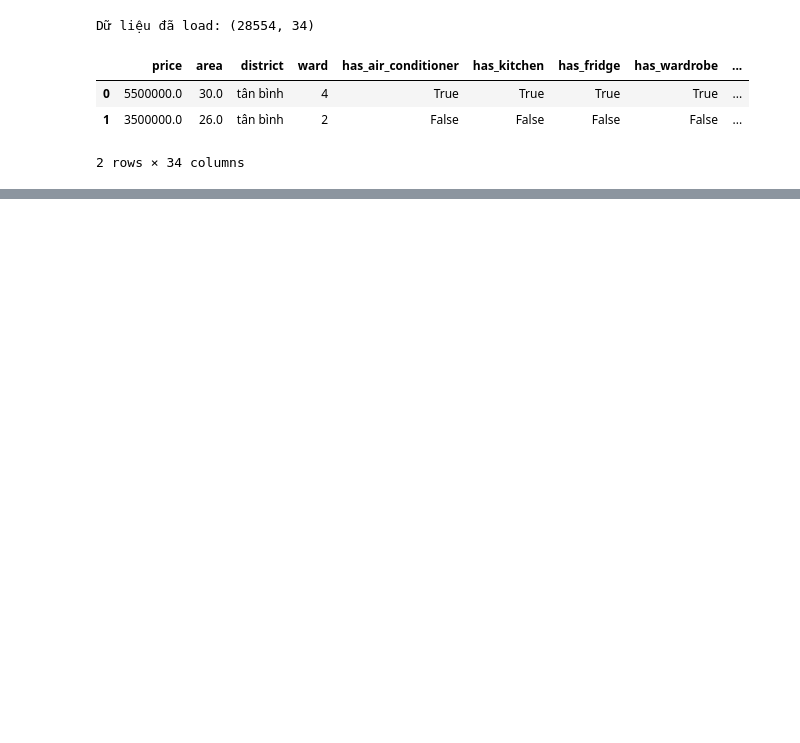
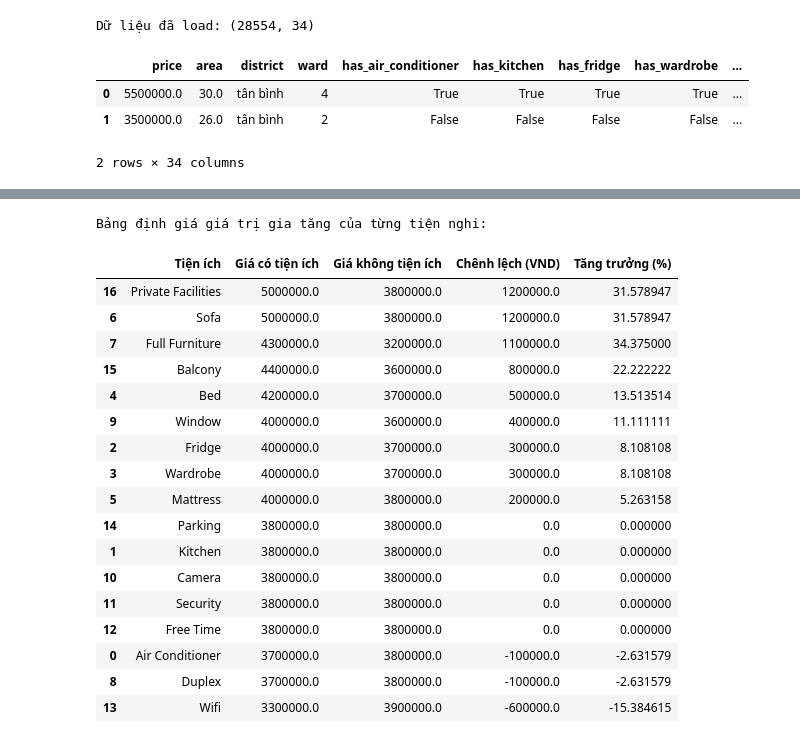
Before and after one commit to pntnhanc9/IntroToDataScience, a Jupyter notebook: notebooks/eda/question05.ipynb, the cells around one changed output, grey strips where cells are left out. Drawn from its saved outputs; the diff is of its cells as text; code cells hidden in the pictures; blank space fills up the shorter version.

Commit message:
update theo format

```diff
--- a/notebooks/eda/question05.ipynb
+++ b/notebooks/eda/question05.ipynb
@@ -110,0 +47,55 @@ print(f"💡 Insight: Ba tiện ích làm tăng giá phòng nhiều nhất là:
+# %%
+# Xác định các cột tiện ích (thường bắt đầu bằng 'has_' hoặc 'is_')
+# Bạn cần kiểm tra lại tên cột chính xác trong df của mình
+amenity_cols = [col for col in df.columns if col.startswith('has_') or col.startswith('is_')]
+# Loại bỏ các cột không phải tiện nghi vật lý nếu cần (ví dụ has_balcony có thể giữ lại)
+
+premium_data = []
+
+for feature in amenity_cols:
+    # Chỉ xét khi cả 2 nhóm (Có và Không) đều có dữ liệu
+    if df[feature].nunique() == 2:
+        # Tính trung vị giá của 2 nhóm
+        median_with = df[df[feature] == 1]['price'].median()
+        median_without = df[df[feature] == 0]['price'].median()
+
+        # Tính chênh lệch
+        gap = median_with - median_without
+        percent_increase = (gap / median_without) * 100 if median_without > 0 else 0
+
+        # Làm sạch tên tiện ích để hiển thị đẹp hơn
+        feature_name = feature.replace('has_', '').replace('is_', '').replace('_', ' ').title()
+
+        premium_data.append({
+            'Tiện ích': feature_name,
+            'Giá có tiện ích': median_with,
+            'Giá không tiện ích': median_without,
+            'Chênh lệch (VND)': gap,
+            'Tăng trưởng (%)': percent_increase
+        })
+
+# Tạo DataFrame kết quả và sắp xếp giảm dần theo giá trị chênh lệch
+df_premium = pd.DataFrame(premium_data).sort_values(by='Chênh lệch (VND)', ascending=False)
+
+print("Bảng định giá giá trị gia tăng của từng tiện nghi:")
+display(df_premium)
+# %% [output]
+Bảng định giá giá trị gia tăng của từng tiện nghi:
+|  | Tiện ích | Giá có tiện ích | Giá không tiện ích | Chênh lệch (VND) | Tăng trưởng (%) |
+| 16 | Private Facilities | 5000000.0 | 3800000.0 | 1200000.0 | 31.578947 |
+| 6 | Sofa | 5000000.0 | 3800000.0 | 1200000.0 | 31.578947 |
+| 7 | Full Furniture | 4300000.0 | 3200000.0 | 1100000.0 | 34.375000 |
+| 15 | Balcony | 4400000.0 | 3600000.0 | 800000.0 | 22.222222 |
+| 4 | Bed | 4200000.0 | 3700000.0 | 500000.0 | 13.513514 |
+| 9 | Window | 4000000.0 | 3600000.0 | 400000.0 | 11.111111 |
+| 2 | Fridge | 4000000.0 | 3700000.0 | 300000.0 | 8.108108 |
+| 3 | Wardrobe | 4000000.0 | 3700000.0 | 300000.0 | 8.108108 |
+| 5 | Mattress | 4000000.0 | 3800000.0 | 200000.0 | 5.263158 |
+| 14 | Parking | 3800000.0 | 3800000.0 | 0.0 | 0.000000 |
+| 1 | Kitchen | 3800000.0 | 3800000.0 | 0.0 | 0.000000 |
+| 10 | Camera | 3800000.0 | 3800000.0 | 0.0 | 0.000000 |
+| 11 | Security | 3800000.0 | 3800000.0 | 0.0 | 0.000000 |
+| 12 | Free Time | 3800000.0 | 3800000.0 | 0.0 | 0.000000 |
+| 0 | Air Conditioner | 3700000.0 | 3800000.0 | -100000.0 | -2.631579 |
+| 8 | Duplex | 3700000.0 | 3800000.0 | -100000.0 | -2.631579 |
+| 13 | Wifi | 3300000.0 | 3900000.0 | -600000.0 | -15.384615 |
```
Also changed, not shown: parts of 7 cells of this notebook, 1 other file.
